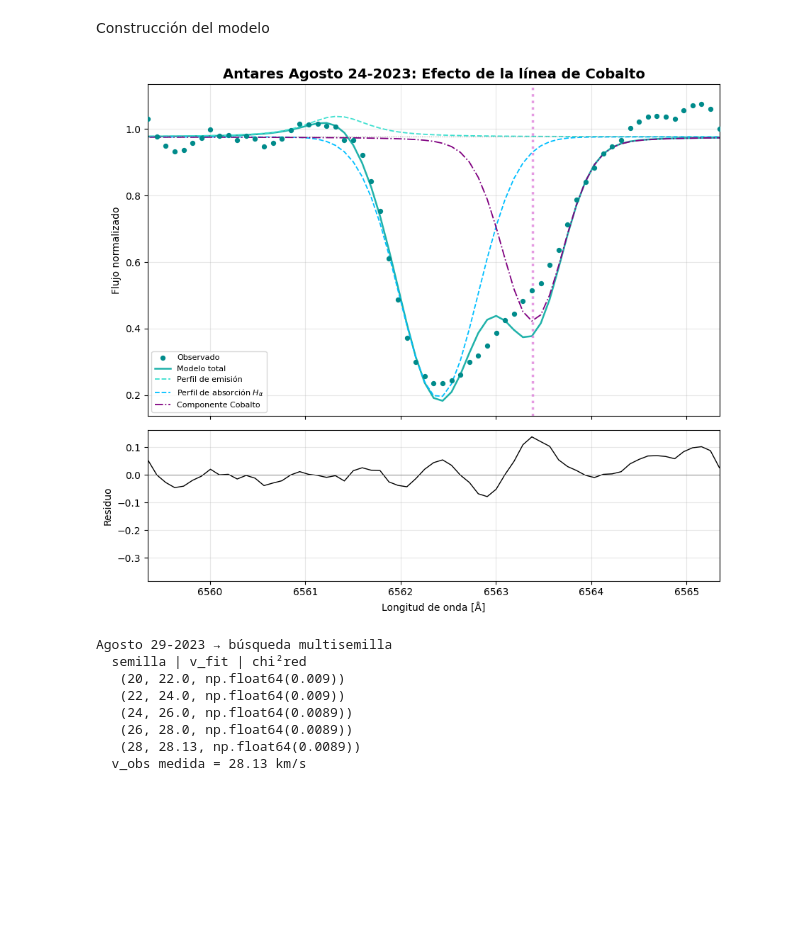
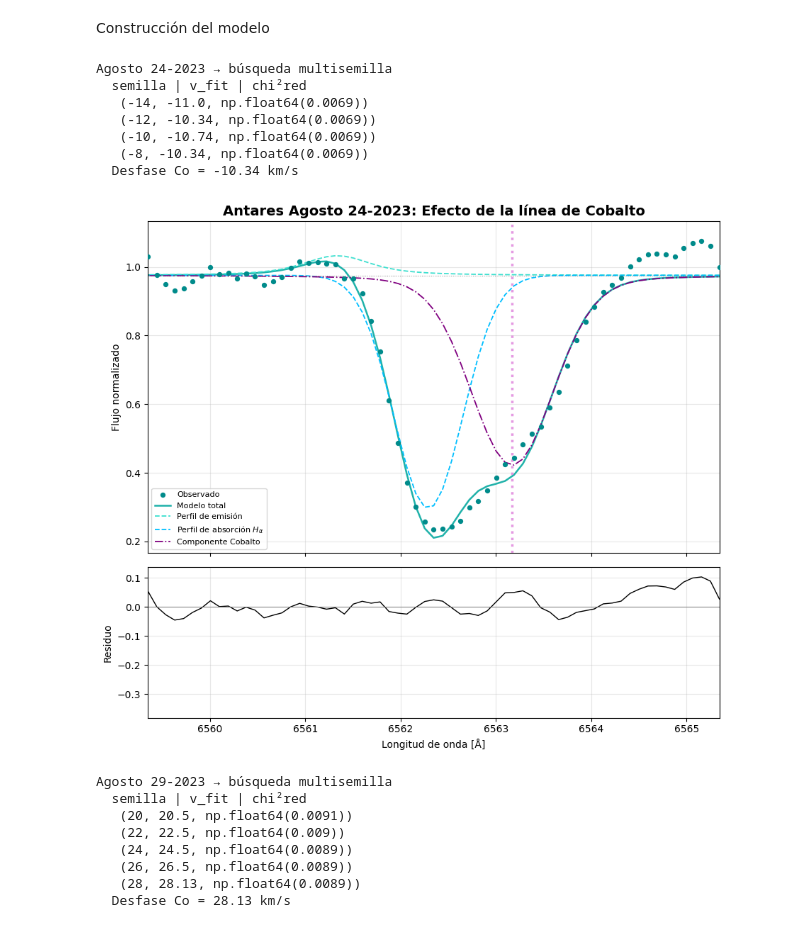
Before and after one commit to JessiDaniL/Tesis, a Jupyter notebook: Datos ESPARTACO/analisis_halpha_antares_ESPARTACO2_2023.ipynb, the cells around one changed output. Saved outputs shown, nothing was run; the diff lists cells and outputs as text; code cells hidden in the pictures; blank space fills up the shorter version.

Commit message:
espectros con la velocidad del cobalto desfasada

```diff
--- a/Datos ESPARTACO/analisis_halpha_antares_ESPARTACO2_2023.ipynb
+++ b/Datos ESPARTACO/analisis_halpha_antares_ESPARTACO2_2023.ipynb
@@ -175,8 +175,11 @@ archivos = [
         "ventana_vecinos": 3,
         "centro_aprox": 6562.346,
         "velocidad_metalica": 0,  # km/s
-        "incertidumbre_v": 0.5,
+        "incertidumbre_v": 3.0,
+        "buscar_velocidad": True,
+        "semillas": range(-12, 13, 3),
         "velocidad_telurica": -29.154, #km/s,
+        "marco": "Estrella",
     },
     {
         "fecha": "Agosto 29-2023",
@@ -187,6 +190,7 @@ archivos = [
         "incertidumbre_v": 0.5,
         "velocidad_telurica": -29.381, #km/s
         "buscar_velocidad": True,
+        "marco": "Tierra",
     },
     {
         "fecha": "Septiembre 01-2023",
@@ -196,6 +200,7 @@ archivos = [
         "velocidad_metalica": 29.19,  # km/s
         "incertidumbre_v": 0.2,
         "velocidad_telurica": -29.61, #km/s
+        "marco": "Tierra",
     },
     {
         "fecha": "Septiembre 08-2023",
@@ -203,8 +208,9 @@ archivos = [
         "ventana_vecinos":3,
         "centro_aprox": 6562.528,
         "velocidad_metalica": 0.0,  # km/s
-        "incertidumbre_v": 0.5,
+        "incertidumbre_v": 3.0,
         "velocidad_telurica": -29.504, #km/s
+        "marco": "Estrella",
     },
     {
         "fecha": "Octubre 12-2023",
@@ -214,6 +220,7 @@ archivos = [
         "velocidad_metalica": 22.73,  # km/s
         "incertidumbre_v": 0.28,
         "velocidad_telurica": -23.047, #km/s
+        "marco": "Tierra",
     },
     {
         "fecha": "Octubre 19-2023",
@@ -223,6 +230,7 @@ archivos = [
         "velocidad_metalica": 22.42,  # km/s
         "incertidumbre_v": 0.4,
         "velocidad_telurica": -20.607, #km/s
+        "marco": "Tierra",
     },
 ]
 # %% [markdown]
@@ -587,15 +595,16 @@ def fit_y_decomposicion(datos_cercanos, centro_aprox, col_longitud="Longitud ond
         perfil_emision=perfil_emision, perfil_absorcion=perfil_absorcion,
         residuo=residuo, continuo_func=cont_func_usado)
 # %%
-def ajuste_multisemilla(df, centro_aprox, linea_base, semillas=range(20, 30, 2), margen=2.0, teff=3660):
+def ajuste_multisemilla(df, centro_aprox, linea_base, semillas=range(20, 30, 2), margen=2.0, teff=3660, ventana_vecinos=2):
 
     #Prueba diferentes velocidades y toma la que tiene menor chi^2
+
     mejor, tabla = None, []
     for v_s in semillas:
         lin = [{**linea_base, "velocidad": v_s, "incertidumbre_v": margen}]
         try:
             r = fit_y_decomposicion(df, centro_aprox, "Longitud onda", "Flujo Normalizado",
-                                    lineas_metalicas=lin, teff=teff)
+                                    lineas_metalicas=lin, teff=teff, ventana_vecinos=ventana_vecinos)
         except Exception as e:
             print(f"  semilla {v_s}: falló ({e})")
             continue
@@ -666,43 +675,51 @@ for archivo in archivos:
         {
             "nombre": "Cobalto",
             "centro": 6563.397,
             "ion": "Co I",
             "velocidad": archivo["velocidad_metalica"],
             "incertidumbre_v": archivo["incertidumbre_v"],
             "prof_ref": (0.55, 0.63),
             "t_ref": (3500, 4250),
         }
     ]
 
     if archivo.get("buscar_velocidad", False):
 
         # Búsqueda para fechas específicas
         print(fecha, "→ búsqueda multisemilla")
 
-        res, lineas_metalicas, v_fit = ajuste_multisemilla(archivo["datos"], archivo["centro_aprox"], lineas_metalicas[0])
+        res, lineas_metalicas, v_fit = ajuste_multisemilla( archivo["datos"], archivo["centro_aprox"], lineas_metalicas[0],
+        semillas=archivo.get("semillas", range(20, 30, 2)), margen=archivo["incertidumbre_v"],ventana_vecinos=archivo["ventana_vecinos"])
 
         velocidades_ajustadas[fecha] = v_fit
 
-        print(f"  v_obs medida = {v_fit:.2f} km/s")
+        print(f"  Desfase Co = {v_fit:.2f} km/s ")
 
     else:
 
         res = fit_y_decomposicion( archivo["datos"], archivo["centro_aprox"], "Longitud onda", "Flujo Normalizado",
             lineas_metalicas=lineas_metalicas, teff=3660, ventana_vecinos=archivo["ventana_vecinos"])
 
     resultados[fecha] = res
 
     visualizacion_con_metalica(res, lineas_metalicas, fecha, titulo=f"Antares {fecha}: Efecto de la línea de Cobalto",
         rango_x=(archivo["centro_aprox"] - 3, archivo["centro_aprox"] + 3))
 # %% [output]
+Agosto 24-2023 → búsqueda multisemilla
+  semilla | v_fit | chi²red
+   (-14, -11.0, np.float64(0.0069))
+   (-12, -10.34, np.float64(0.0069))
+   (-10, -10.74, np.float64(0.0069))
+   (-8, -10.34, np.float64(0.0069))
+  Desfase Co = -10.34 km/s
-[figure, old version]
+[figure, new version]
-Agosto 29-2023 → búsqueda multisemilla
-  semilla | v_fit | chi²red
-   (20, 22.0, np.float64(0.009))
-   (22, 24.0, np.float64(0.009))
-   (24, 26.0, np.float64(0.0089))
-   (26, 28.0, np.float64(0.0089))
-   (28, 28.13, np.float64(0.0089))
-  v_obs medida = 28.13 km/s
+Agosto 29-2023 → búsqueda multisemilla
+  semilla | v_fit | chi²red
+   (20, 20.5, np.float64(0.0091))
+   (22, 22.5, np.float64(0.009))
+   (24, 24.5, np.float64(0.0089))
+   (26, 26.5, np.float64(0.0089))
+   (28, 28.13, np.float64(0.0089))
+  Desfase Co = 28.13 km/s
 [figure]
 [figure]
```
Also changed, not shown: parts of 3 cells of this notebook, 3 other files.
